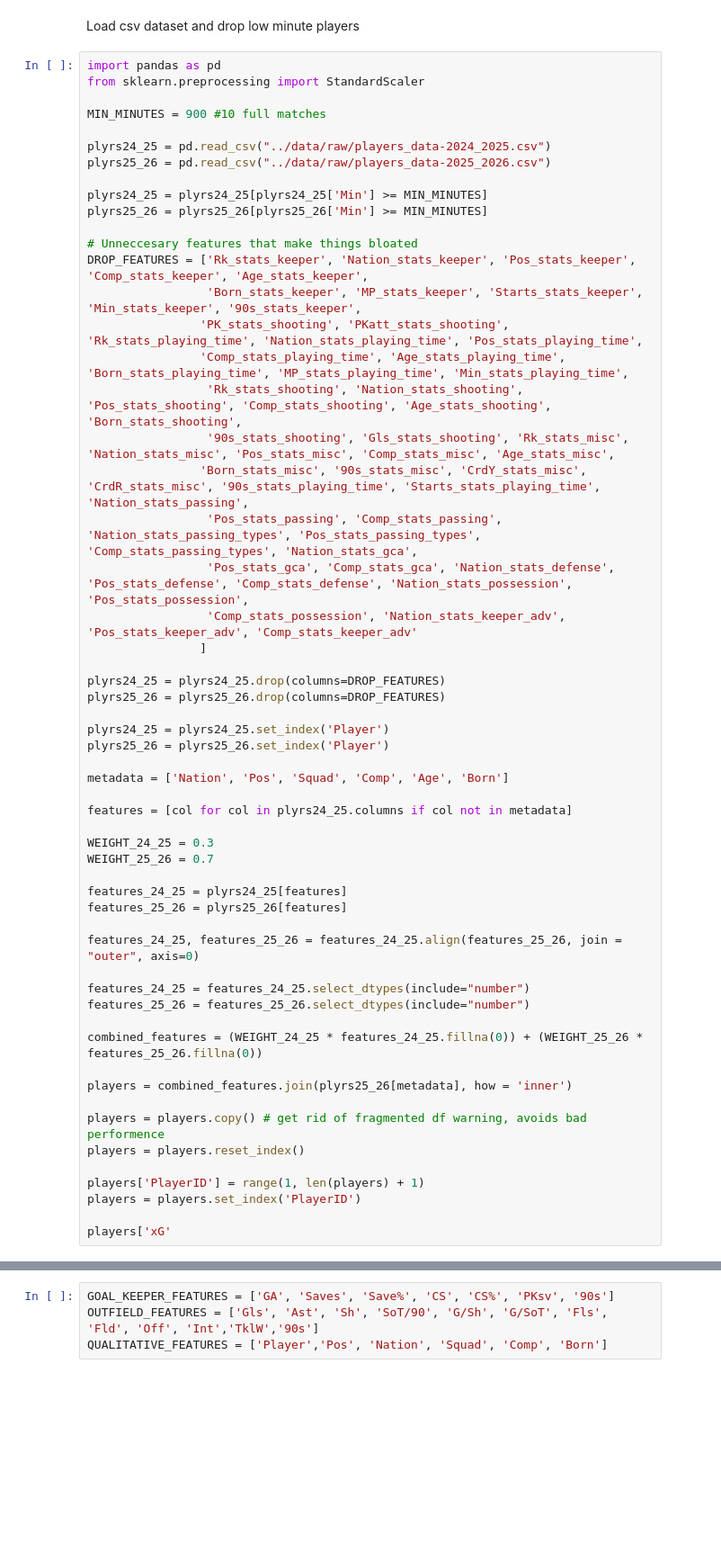
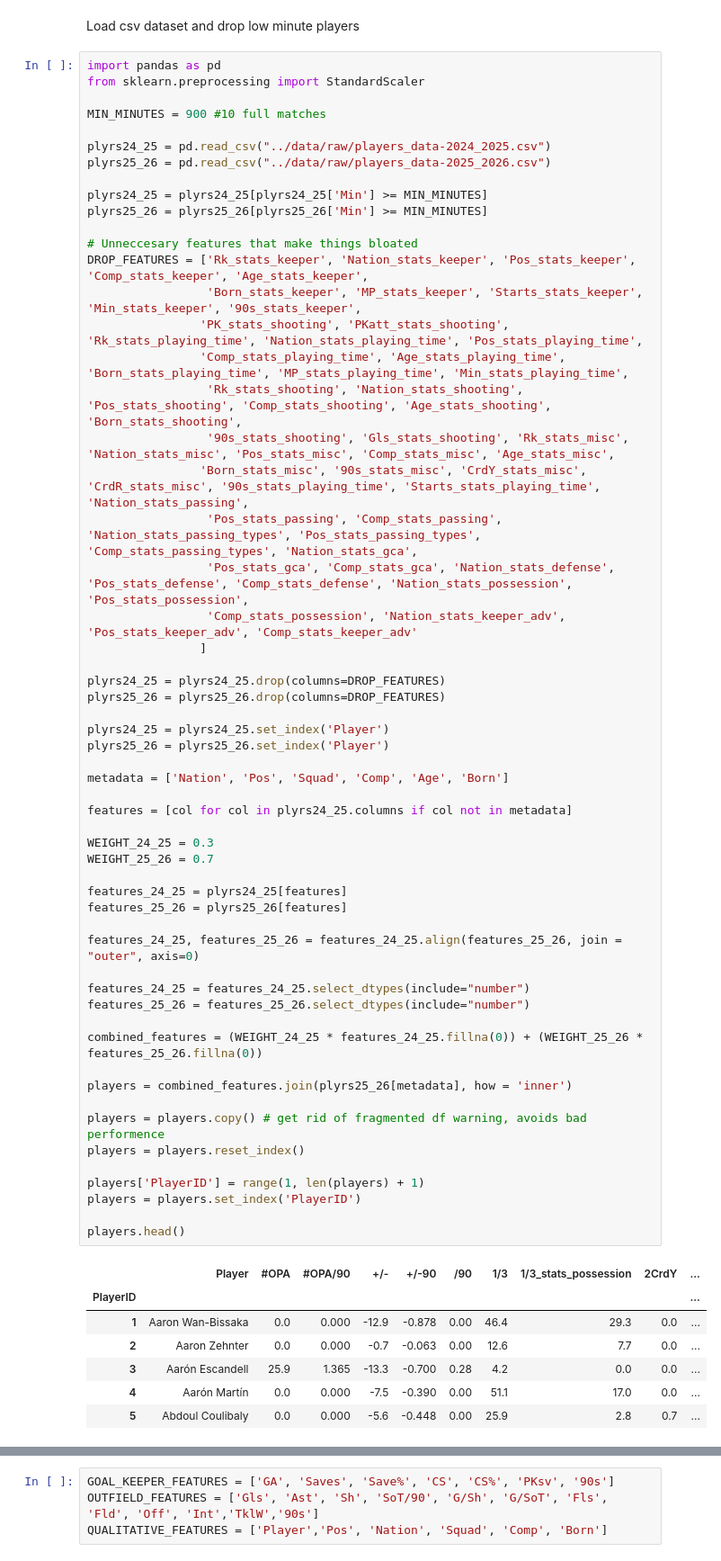
Before and after one commit to grahamx24/scoutGPT, a Jupyter notebook: notebooks/explore.ipynb, the cells around one changed output, grey strips where cells are left out. Shown at 90% size. Saved outputs shown, nothing was run; the diff lists cells and outputs as text; blank space fills up the shorter version.

Commit message:
Refractored data pipeline for outfield players

```diff
--- a/notebooks/explore.ipynb
+++ b/notebooks/explore.ipynb
@@ -30,31 +30,38 @@ plyrs25_26 = plyrs25_26.drop(columns=DROP_FEATURES)
 
 plyrs24_25 = plyrs24_25.set_index('Player')
 plyrs25_26 = plyrs25_26.set_index('Player')
 
 metadata = ['Nation', 'Pos', 'Squad', 'Comp', 'Age', 'Born']
 
 features = [col for col in plyrs24_25.columns if col not in metadata]
 
 WEIGHT_24_25 = 0.3
 WEIGHT_25_26 = 0.7
 
 features_24_25 = plyrs24_25[features]
 features_25_26 = plyrs25_26[features]
 
 features_24_25, features_25_26 = features_24_25.align(features_25_26, join = "outer", axis=0)
 
 features_24_25 = features_24_25.select_dtypes(include="number")
 features_25_26 = features_25_26.select_dtypes(include="number")
 
 combined_features = (WEIGHT_24_25 * features_24_25.fillna(0)) + (WEIGHT_25_26 * features_25_26.fillna(0))
 
 players = combined_features.join(plyrs25_26[metadata], how = 'inner')
 
 players = players.copy() # get rid of fragmented df warning, avoids bad performence
 players = players.reset_index()
 
 players['PlayerID'] = range(1, len(players) + 1)
 players = players.set_index('PlayerID')
 
-players['xG'
+players.head()
 # %% [output]
+|  | Player | #OPA | #OPA/90 | +/- | +/-90 | /90 | 1/3 | 1/3_stats_possession | 2CrdY | ... |
+| PlayerID |  |  |  |  |  |  |  |  |  | ... |
+| 1 | Aaron Wan-Bissaka | 0.0 | 0.000 | -12.9 | -0.878 | 0.00 | 46.4 | 29.3 | 0.0 | ... |
+| 2 | Aaron Zehnter | 0.0 | 0.000 | -0.7 | -0.063 | 0.00 | 12.6 | 7.7 | 0.0 | ... |
+| 3 | Aarón Escandell | 25.9 | 1.365 | -13.3 | -0.700 | 0.28 | 4.2 | 0.0 | 0.0 | ... |
+| 4 | Aarón Martín | 0.0 | 0.000 | -7.5 | -0.390 | 0.00 | 51.1 | 17.0 | 0.0 | ... |
+| 5 | Abdoul Coulibaly | 0.0 | 0.000 | -5.6 | -0.448 | 0.00 | 25.9 | 2.8 | 0.7 | ... |
```
Also changed, not shown: parts of 8 cells of this notebook.
